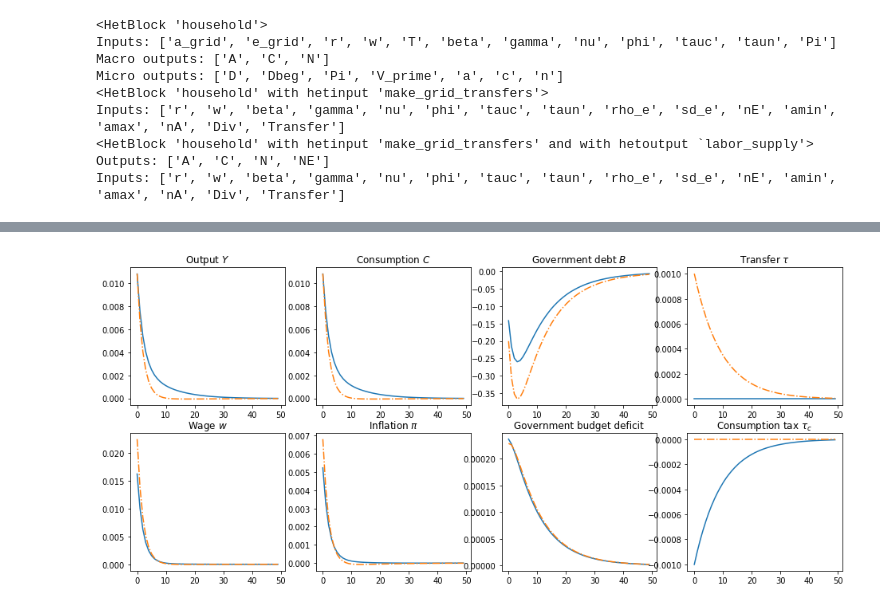
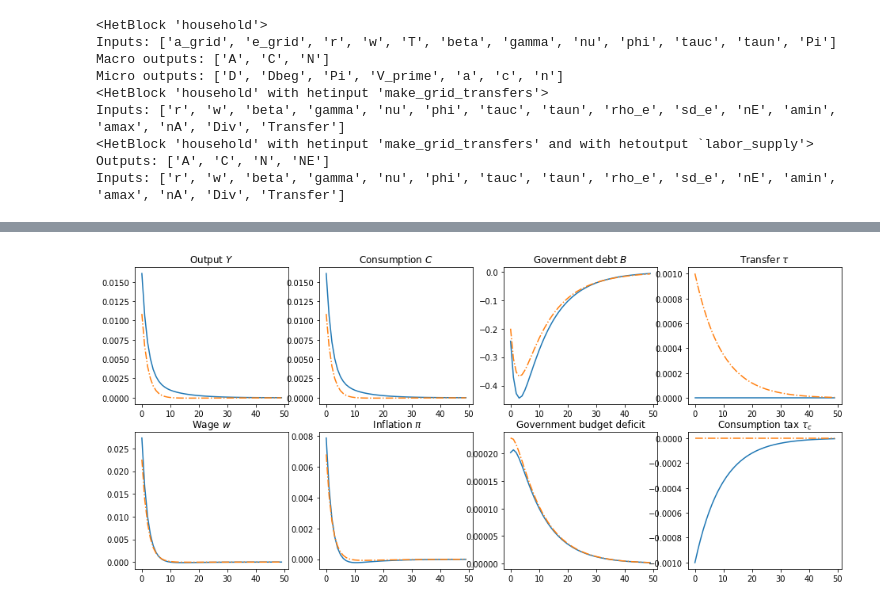
Before and after one commit to danmrc/sequence-jacobian, a Jupyter notebook: notebooks/1 Exogenous transfer + taxes.ipynb, the cells around one changed output, grey strips where cells are left out. Saved outputs shown, nothing was run; the diff lists cells and outputs as text; code cells hidden in the pictures.

Commit message:
Corrected file 1 with consumption taxes

```diff
--- a/notebooks/1 Exogenous transfer + taxes.ipynb
+++ b/notebooks/1 Exogenous transfer + taxes.ipynb
@@ -38,19 +38,17 @@ def vec_bissection(f,a,b,iter_max = 100,tol = 1E-11):
 def consumption(c, we, rest, gamma, nu, phi, tauc, taun):
     return (1 + tauc) * c - (1 - taun) * we * ((1 - taun) * we / ((1 + tauc) * phi * c ** gamma)) ** (1/nu) - rest
 
-def household_guess(a_grid, e_grid, r, w, gamma, T, taun):
+def household_guess(a_grid, e_grid, r, w, gamma, T, taun, tauc):
     wel = (1 + r) * a_grid[np.newaxis,:] + (1 - taun) * w * e_grid[:,np.newaxis] + T[:,np.newaxis]
-    V_prime = (1 + r) * (wel * 0.1) ** (-gamma)
+    V_prime = (1 + r) / (1 + tauc) * (wel * 0.1) ** (-gamma)
     return V_prime
 
 @het(exogenous = 'Pi',policy = 'a', backward = 'V_prime', backward_init = household_guess)
 def household(V_prime_p, a_grid, e_grid, r, w, T, beta, gamma, nu, phi, tauc, taun):
 
     we = w * e_grid
-
-    c_prime = (beta * V_prime_p) ** (-1/gamma) # c_prime is the new guess for c_t
+    c_prime = (beta * (1 + tauc) * V_prime_p) ** (-1/gamma) # c_prime is the new guess for c_t
     n_prime = ((1 - taun) * we[:,np.newaxis] / ((1 + tauc) * phi * c_prime ** gamma)) ** (1/nu)
-
     new_grid = ((1 + tauc) * c_prime + a_grid[np.newaxis,:] - (1 - taun) * we[:,np.newaxis] * n_prime
                 - T[:,np.newaxis])
     wel = (1 + r) * a_grid
@@ -59,7 +57,7 @@ def household(V_prime_p, a_grid, e_grid, r, w, T, beta, gamma, nu, phi, tauc, ta
     n = interpolate.interpolate_y(new_grid,wel,n_prime)
 
     a = wel + (1 - taun) * we[:,np.newaxis] * n + T[:,np.newaxis] - (1 + tauc) * c
-    V_prime = (1 + r) * c ** (-gamma)
+    V_prime = (1 + r) / (1 + tauc) * c ** (-gamma)
 
     # checks for violations of the condition of minimal assets required and fixes it
     indexes_asset = np.nonzero(a < a_grid[0]) #first dimension: labor grid, second dimension: asset grid
@@ -75,7 +73,7 @@ def household(V_prime_p, a_grid, e_grid, r, w, T, beta, gamma, nu, phi, tauc, ta
                                                                  rest,gamma,nu,phi,tauc,taun),aa,bb)
         n[indexes_asset] = ((1 - taun) * we[indexes_asset[0]]
                             / ((1 + tauc) * phi * c[indexes_asset] ** gamma)) ** (1/nu)
-        V_prime[indexes_asset] = (1 + r) * (c[indexes_asset]) ** (-gamma)
+        V_prime[indexes_asset] = (1 + r) / (1 + tauc) * (c[indexes_asset]) ** (-gamma)
 
     return V_prime, a, c, n
 
@@ -124,10 +122,11 @@ Inputs: ['r', 'w', 'beta', 'gamma', 'nu', 'phi', 'tauc', 'taun', 'rho_e', 'sd_e'
 # %%
 # The rest of the code is identical to the one-asset HANK example in their notebook
 @simple
-def firm(Y, w, Z, pi, mu, kappa):
+def firm(Y, w, Z, pi, mu, kappa, tauc):
     L = Y / Z
     Div = Y - w * L - mu / (mu - 1) / (2 * kappa) * (1 + pi).apply(np.log) ** 2 * Y
-    return L, Div
+    cpi = (1 + pi) * (1 + tauc) - 1
+    return L, Div, cpi
 
 @simple
 def monetary(pi, rstar, phi_pi):
@@ -168,5 +167,5 @@ Outputs: ['A', 'C', 'N', 'NE', 'L', 'Div', 'r', 'i', 'govt_res', 'Deficit', 'Tra
 # %%
-calibration = {'gamma': 1.0, 'nu': 2, 'rho_e': 0.966, 'sd_e': 0.5, 'nE': 7,
+calibration = {'gamma': 1.0, 'nu': 2.0, 'rho_e': 0.966, 'sd_e': 0.5, 'nE': 7,
                'amin': 0, 'amax': 150, 'nA': 500, 'Y': 1.0, 'Z': 1.0, 'pi': 0.0,
                'mu': 1.2, 'kappa': 0.1, 'rstar': 0.005, 'phi_pi': 0.0, 'B': 6.0,
                'tauc': 0.1, 'taun': 0.036}
@@ -264,7 +214,8 @@ dC = [G['C']['rstar'] @ drstar, G['C']['tauc'] @ dtauc, G['C']['Transfer'] @ dts
 dN = [G['N']['rstar'] @ drstar, G['N']['tauc'] @ dtauc, G['N']['Transfer'] @ dtstar]
 dB = [G['A']['rstar'] @ drstar, G['A']['tauc'] @ dtauc, G['A']['Transfer'] @ dtstar]
 dw = [G['w']['rstar'] @ drstar, G['w']['tauc'] @ dtauc, G['w']['Transfer'] @ dtstar]
-dp = [G['pi']['rstar'] @ drstar, G['pi']['tauc'] @ dtauc, G['pi']['Transfer'] @ dtstar]
+dP = [G['pi']['rstar'] @ drstar, G['pi']['tauc'] @ dtauc, G['pi']['Transfer'] @ dtstar]
+dp = [G['cpi']['rstar'] @ drstar, G['cpi']['tauc'] @ dtauc, G['cpi']['Transfer'] @ dtstar]
 dr = [G['r']['rstar'] @ drstar, G['r']['tauc'] @ dtauc, G['r']['Transfer'] @ dtstar]
 dD = [G['Deficit']['rstar'] @ drstar, G['Deficit']['tauc'] @ dtauc, G['Deficit']['Transfer'] @ dtstar]
 dd = [G['Div']['rstar'] @ drstar, G['Div']['tauc'] @ dtauc, G['Div']['Transfer'] @ dtstar]
@@ -298,44 +249,76 @@ ax[1, 0].set_title(r'Wage $w$')
 ax[1, 0].plot(dw[1][:50, :] * ss0['w'])
 ax[1, 0].plot(dw[2][:50, :] * ss0['w'],'-.')
 
-ax[1, 1].set_title(r'Inflation $\pi$')
-#ax[1, 1].plot(dp[0][:50, :])
-ax[1, 1].plot(dp[1][:50, :])
-ax[1, 1].plot(dp[2][:50, :],'-.')
+ax[1, 1].set_title(r' Inflation $\pi$')
+#ax[1, 1].plot(dP[0][:50, :])
+ax[1, 1].plot(dP[1][:50, :])
+ax[1, 1].plot(dP[2][:50, :],'-.')
 
 #ax[1, 2].set_title(r'Real interest rate $r$')
 #ax[1, 2].plot(dr[0][:50, :])
 #ax[1, 2].plot(dr[1][:50, :])
 #ax[1, 2].plot(dr[2][:50, :],'-.')
 
 ax[1, 2].set_title(r'Government budget deficit')
 #ax[1, 2].plot(dD[0][:50, :])
 ax[1, 2].plot(-dD[1][:50, :] * ss0['Deficit'])
 ax[1, 2].plot(-dD[2][:50, :] * ss0['Deficit'],'-.')
 
 ax[1, 3].set_title(r'Consumption tax $\tau_c$')
 ax[1, 3].plot(dtauc[:50] * ss0['tauc'])
 ax[1, 3].plot(np.zeros(50),'-.')
 plt.show()
 
-# Difference consumption tax vs transfers
+# Show difference between consumption tax and transfers
 dif = [['DIFFERENCE \u03C4c vs \u03C4','IMPACT RATIO','CUMULATIVE SUM'],
-      ['Shocks',np.ndarray.item(- (dtauc[:1] * ss0['tauc']) / (dT[2][:1, :] * ss0['Trans'])), - np.sum(dtauc) - np.sum(dT[2][:300])],
-      ['Output',np.ndarray.item(dY[1][:1, :] / dY[2][:1, :]), np.sum(dY[1][:300, :]) - np.sum(dY[2][:300, :])],
+      ['Shocks',np.ndarray.item(- (dtauc[:1] * ss0['tauc']) / (dT[2][:1, :] * ss0['Trans'])),
+       - np.sum(dtauc) - np.sum(dT[2][:300])],
+      ['Output',np.ndarray.item(dY[1][:1, :] / dY[2][:1, :]),
+       (np.sum(dY[1][:300, :]) - np.sum(dY[2][:300, :])) * ss0['Y'] * 1],
       ['Consumption',np.ndarray.item(dC[1][:1, :] / dC[2][:1, :]), np.sum(dC[1][:300, :]) - np.sum(dC[2][:300, :])],
-      ['Inflation',np.ndarray.item(dp[1][:1, :] / dp[2][:1, :]), np.sum(dp[1][:300, :]) - np.sum(dp[2][:300, :])],
+      ['Inflation',np.ndarray.item(dP[1][:1, :] / dP[2][:1, :]), np.sum(dP[1][:300, :]) - np.sum(dP[2][:300, :])],
       ['Wage',np.ndarray.item(dw[1][:1, :] / dw[2][:1, :]), np.sum(dw[1][:300, :]) - np.sum(dw[2][:300, :])],
       ['Deficit',np.ndarray.item(dD[1][:1, :] / dD[2][:1, :]), np.sum(dD[1][:300, :]) - np.sum(dD[2][:300, :])]]
 dash = '-' * 50
 for i in range(len(dif)):
     if i == 0:
         print(dash)
         print('{:<20s} {:^12s}  {:>15s}'.format(dif[i][0],dif[i][1],dif[i][2]))
         print(dash)
     else:
         print('{:<20s} {:^12.3f}  {:>15.3f}'.format(dif[i][0],dif[i][1],dif[i][2]))
+
+# Show steady state
+ss_param = [['Discount factor', ss0['beta'], 'Intertemporal elasticity', ss0['gamma']],
+        ['Labor supply elasticity', 1 / ss0['nu'], 'Labor supply disutility', ss0['phi']],
+        ['Goods substitutability', ss0['mu'] / (ss0['mu'] - 1) , 'Price markup', ss0['mu']],
+        ['Phillips curve slope', ss0['kappa'], 'Taylor rule inflation ', ss0['phi_pi']],
+        ['Consumption tax rate', ss0['tauc'], 'Labor tax rate', ss0['taun']]]
+
+ss_var = [['Output', ss0['N'] * ss0['Z'], 'Government debt', ss0['A']],
+        ['Hours', ss0['N'], 'Transfers', ss0['Transfer']],
+        ['Consumption', ss0['C'], 'Dividends', ss0['Div']],
+        ['Wage', ss0['w'], 'Marginal cost', ss0['w'] / ss0['Z']],
+        ['Inflation', ss0['pi'], 'Consumption tax revenue', ss0['tauc'] * ss0['C']],
+        ['Nominal interest rate', ss0['r']*(1+ss0['pi']), 'Labor tax revenue', ss0['taun']*ss0['N']*ss0['w']],
+        ['Real interest rate', ss0['r'], 'Debt servicing  cost', ss0['r'] * ss0['A']]]
+ss_mkt = [['Bond market', ss0['asset_mkt'], 'Labor market', ss0['labor_mkt']],
+          ['Goods market (resid)', ss0['goods_mkt'], 'Government budget', ss0['govt_res']]]
+
+dash = '-' * 73
+print(dash)
+print('PARAMETERS')
+for i in range(len(ss_param)):
+      print('{:<24s}{:>12.3f}   {:24s}{:>10.3f}'.format(ss_param[i][0],ss_param[i][1],ss_param[i][2],ss_param[i][3]))
+print('\nVARIABLES IN STEADY STATE')
+for i in range(len(ss_var)):
+      print('{:<24s}{:>12.3f}   {:24s}{:>10.3f}'.format(ss_var[i][0],ss_var[i][1],ss_var[i][2],ss_var[i][3]))
+print('\nMARKET CLEARING')
+for i in range(len(ss_mkt)):
+      print('{:<24s}{:>12.0e}   {:24s}{:>10.0e}'.format(ss_mkt[i][0],ss_mkt[i][1],ss_mkt[i][2],ss_mkt[i][3]))
+print(dash)
 # %% [output]
-[figure, old version]
+[figure, new version]
 --------------------------------------------------
 DIFFERENCE τc vs τ   IMPACT RATIO   CUMULATIVE SUM
 --------------------------------------------------
```
Also changed, not shown: parts of 4 cells of this notebook, 2 other files.
